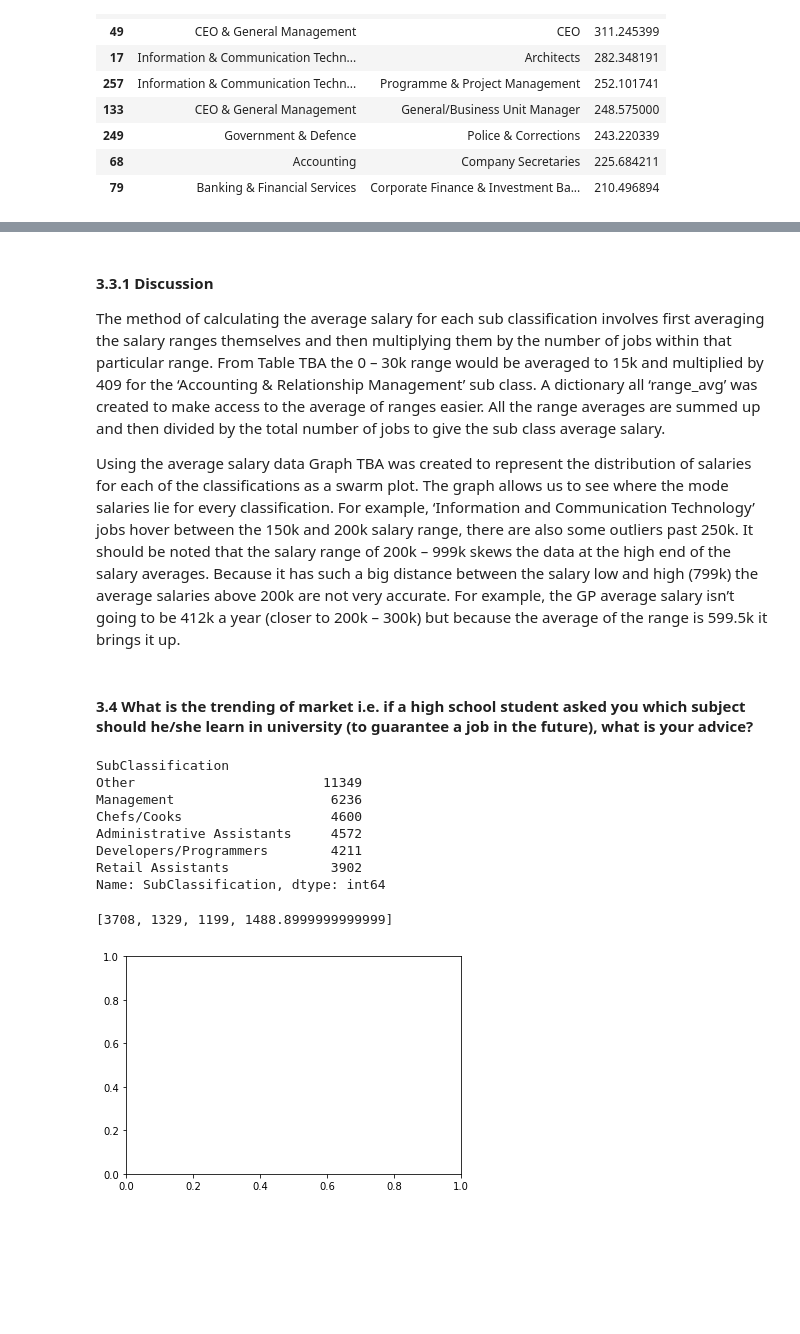
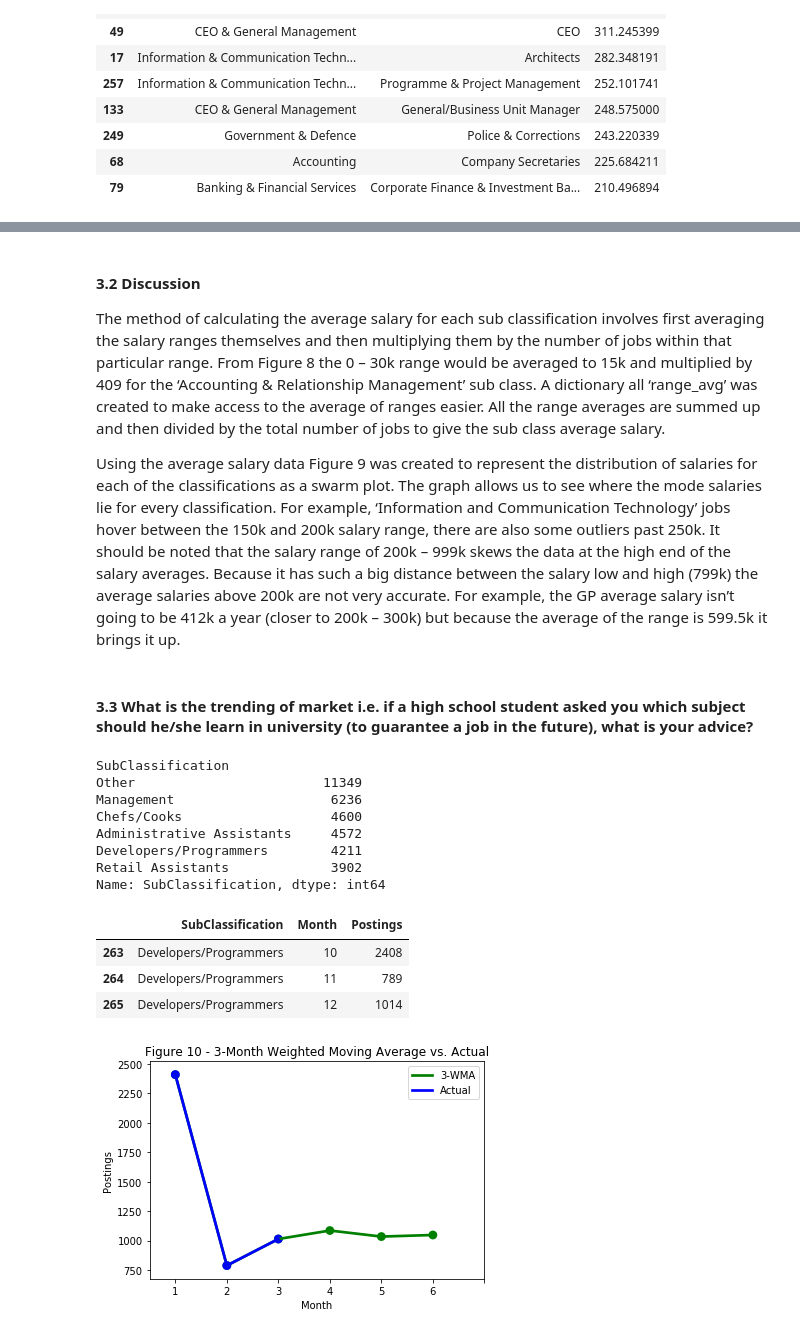
Before and after one commit to natnicha143/BDA-Assignment, a Jupyter notebook: Andrei_Natnicha_3803ICTAssignment.ipynb, the cells around one changed output, grey strips where cells are left out. Saved outputs shown, nothing was run; the diff lists cells and outputs as text; code cells hidden in the pictures; blank space fills up the shorter version.

```diff
--- a/Andrei_Natnicha_3803ICTAssignment.ipynb
+++ b/Andrei_Natnicha_3803ICTAssignment.ipynb
@@ -52,3 +60,10 @@ Number of Job Types Edited:  13670
 | 2 | RETAIL SALES SUPERSTARS and STYLI... | NaN |
 | 3 | Team member - Belrose | NaN |
 | 4 | Business Banking Contact Centre S... | NaN |
+# %%
+# drop id, drop duplicates
+orig_df = orig_df.drop_duplicates()
+orig_df['Date'] = orig_df['Date'].apply(lambda x: x.strip('T00:00:00.000Z'))
+orig_df['Date'] = pd.to_datetime(orig_df['Date'], format='%Y-%m-%d')
+orig_df = orig_df.drop(columns=['Id', 'FullDescription', 'Title', 'Company', 'Requirement','Area'])
+print (orig_df.dtypes)
@@ -231,0 +281,5 @@ The ‘loc_class_count_df’ is a data frame grouped by the location and classif
+# %%
+job_type_df = orig_df[['Classification', 'SubClassification', 'LowestSalary', 'HighestSalary', 'JobType']].copy()
+job_type_df = job_type_df.dropna()
+job_type_df = job_type_df.reset_index()
+job_type_df = job_type_df.drop(columns=['index'])
@@ -556,16 +646,14 @@ ax
 # %% [markdown]
-#### 3.3.1 Discussion
-The method of calculating the average salary for each sub classification involves first averaging the salary ranges themselves and then multiplying them by the number of jobs within that particular range. From Table TBA the 0 – 30k range would be averaged to 15k and multiplied by 409 for the ‘Accounting & Relationship Management’ sub class. A dictionary all ‘range_avg’ was created to make access to the average of ranges easier. All the range averages are summed up and then divided by the total number of jobs to give the sub class average salary.
+#### 3.2 Discussion
+The method of calculating the average salary for each sub classification involves first averaging the salary ranges themselves and then multiplying them by the number of jobs within that particular range. From Figure 8 the 0 – 30k range would be averaged to 15k and multiplied by 409 for the ‘Accounting & Relationship Management’ sub class. A dictionary all ‘range_avg’ was created to make access to the average of ranges easier. All the range averages are summed up and then divided by the total number of jobs to give the sub class average salary.
 
-Using the average salary data Graph TBA was created to represent the distribution of salaries for each of the classifications as a swarm plot. The graph allows us to see where the mode salaries lie for every classification. For example, ‘Information and Communication Technology’ jobs hover between the 150k and 200k salary range, there are also some outliers past 250k. It should be noted that the salary range of 200k – 999k skews the data at the high end of the salary averages. Because it has such a big distance between the salary low and high (799k) the average salaries above 200k are not very accurate. For example, the GP average salary isn’t going to be 412k a year (closer to 200k – 300k) but because the average of the range is 599.5k it brings it up.
+Using the average salary data Figure 9 was created to represent the distribution of salaries for each of the classifications as a swarm plot. The graph allows us to see where the mode salaries lie for every classification. For example, ‘Information and Communication Technology’ jobs hover between the 150k and 200k salary range, there are also some outliers past 250k. It should be noted that the salary range of 200k – 999k skews the data at the high end of the salary averages. Because it has such a big distance between the salary low and high (799k) the average salaries above 200k are not very accurate. For example, the GP average salary isn’t going to be 412k a year (closer to 200k – 300k) but because the average of the range is 599.5k it brings it up.
 # %% [markdown]
-#### 3.4 What is the trending of market i.e. if a high school student asked you which subject should he/she learn in university (to guarantee a job in the future), what is your advice?
+#### 3.3 What is the trending of market i.e. if a high school student asked you which subject should he/she learn in university (to guarantee a job in the future), what is your advice?
 # %%
 subclass_df = orig_df[['Date','SubClassification']].copy()
 top5 = subclass_df.groupby(['SubClassification'])['SubClassification'].count().sort_values(ascending=False).head(6)
-subclass_df['Month'] = subclass_df['Date'].apply(lambda x: x.strip('T00:00:00.000Z'))
-pd.to_datetime(subclass_df['Month'], format='%Y-%m-%d')
-subclass_df['Month'] = pd.DatetimeIndex(subclass_df['Month']).month
+subclass_df['Month'] = pd.DatetimeIndex(subclass_df['Date']).month
 #subclass_df = subclass_df.drop(columns=['Date'])
 subclass_df = subclass_df.groupby(['SubClassification', 'Month'])['SubClassification'].count().reset_index(name='Postings').sort_values(['Postings'], ascending=False)
 print(top5)
@@ -583,27 +671,39 @@ Name: SubClassification, dtype: int64
 ls = ['Management', 'Chefs/Cooks', 'Administrative Assistants',
                                                      'Developers/Programmers', 'Retail Assistants']
 subclass_df[subclass_df['SubClassification'].isin(ls)]
-management_df = subclass_df[subclass_df['SubClassification'] == 'Management']
+chosen_subclass_df = subclass_df[subclass_df['SubClassification'] == 'Developers/Programmers']
+
+chosen_subclass_df = chosen_subclass_df.sort_values(by='Month')
+chosen_subclass_df.head()
+# %% [output]
+|  | SubClassification | Month | Postings |
+| 263 | Developers/Programmers | 10 | 2408 |
+| 264 | Developers/Programmers | 11 | 789 |
+| 265 | Developers/Programmers | 12 | 1014 |
 # %%
-# Using moving average
+# Using weighted moving average
 def movingAvg(data, n):
     pred = data[:]
     for i in range(0, n):
         x_1 = pred[-1] * 0.6
         x_2 = pred[-2] * 0.3
         x_3 = pred[-3] * 0.1
         avg = (x_1 + x_2 + x_3)
         pred.append(avg)
     return pred
 
 f, ax = plt.subplots(1, 1)
-mv_avg_df = movingAvg(list(management_df['Postings'].values), 1)
-print(mv_avg_df)
-#ma_df = moving_average(subclass_df, 4, 6)
-#sns.pointplot(x='Month', y='Postings', data=subclass_df, color='b')
-#sns.pointplot(x='Month', y='Postings', data=ma_df, color='g')
-#ax.legend(handles=ax.lines[::len(subclass_df)+1], labels=["Actual", "3-MA"])
-#plt.show()
+mv_avg = movingAvg(list(chosen_subclass_df['Postings'].values), 3)
+chosen_subclass_df['Month'] = [1,2,3]
+mv_avg_df = pd.DataFrame()
+mv_avg_df['Postings'] = mv_avg
+mv_avg_df['Month'] = [1,2,3,4,5,6]
+
+sns.pointplot(x='Month', y='Postings', data=mv_avg_df, color='g')
+sns.pointplot(x='Month', y='Postings', data=chosen_subclass_df, color='b')
+ax.legend(handles=ax.lines[::len(mv_avg_df)+1], labels=["3-WMA", "Actual"])
+plt.xticks(range(len(mv_avg_df['Month'])+1) , mv_avg_df['Month'])
+plt.title('Figure 10 - 3-Month Weighted Moving Average vs. Actual')
+plt.show()
 # %% [output]
-[3708, 1329, 1199, 1488.8999999999999]
-[figure, old version]
+[figure, new version]
```
Also changed, not shown: parts of 69 cells of this notebook.
